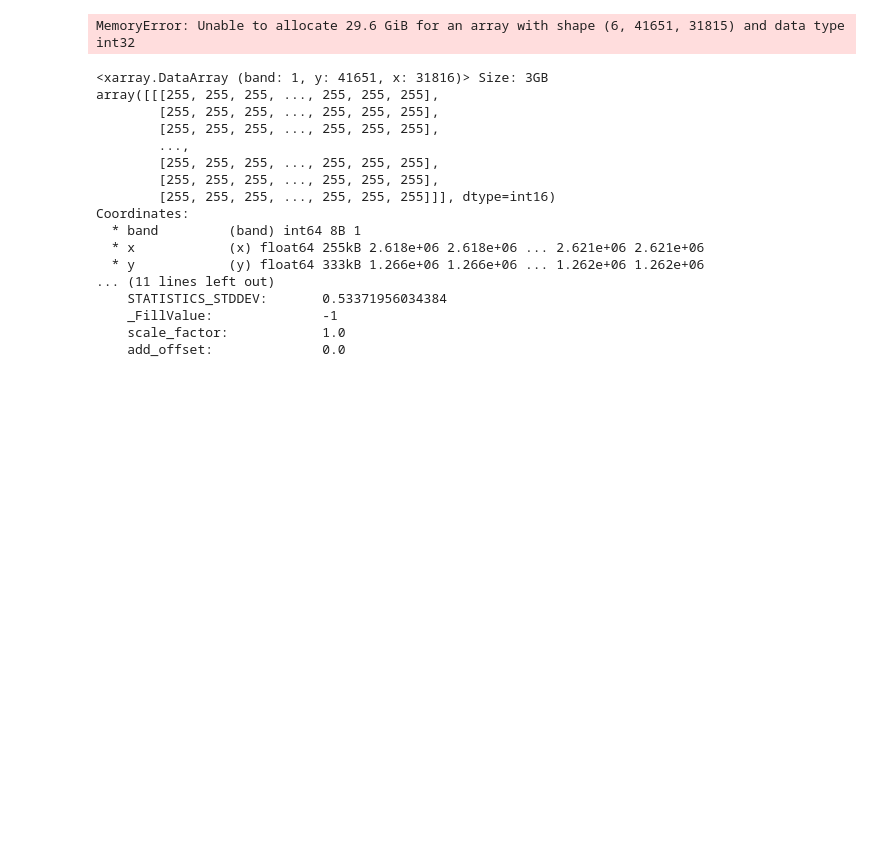
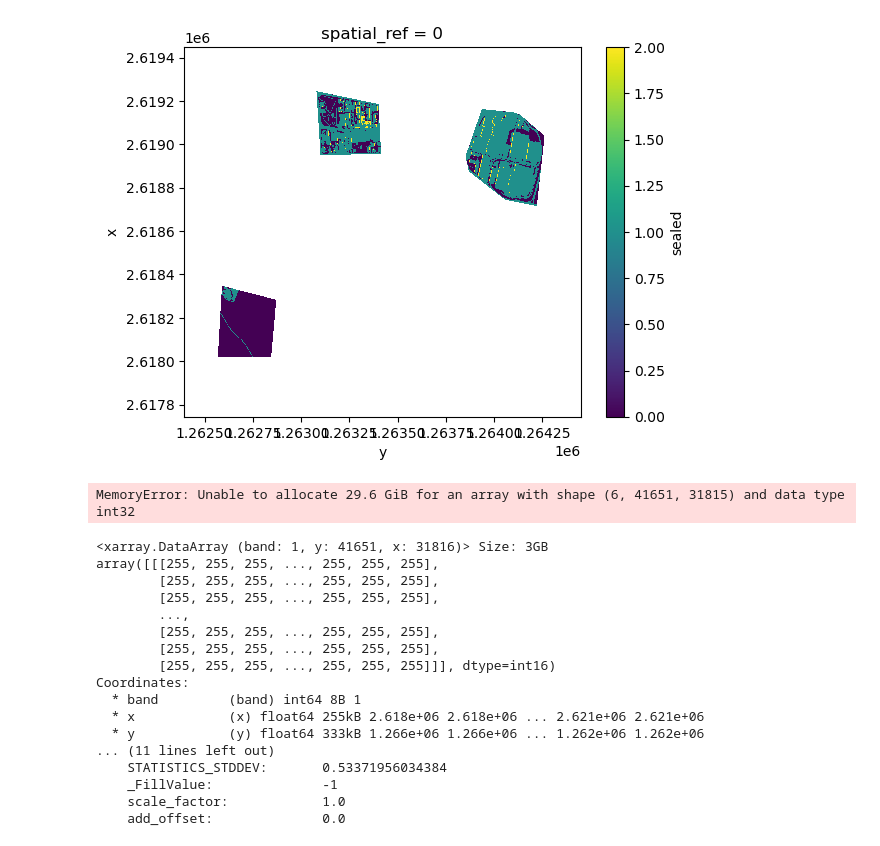
Before and after one commit to juliankraft/TermPaper2_RasterClassification, a Jupyter notebook: code/sandbox/dev.ipynb, the cells around one changed output. Cells and saved outputs as stored; diff of their text form; code cells hidden in the pictures; blank space fills up the shorter version.

```diff
--- a/code/sandbox/dev.ipynb
+++ b/code/sandbox/dev.ipynb
@@ -9,3 +10,5 @@ ds_path = '/cfs/earth/scratch/kraftjul/sa2/data/CombinedData_32signed/CombinedDa
 # %%
 ds = rxr.open_rasterio(ds_path)
 labels = rxr.open_rasterio(labels_path)
+# %%
+ds = xr.open_zarr('/cfs/earth/scratch/kraftjul/sa2/data/ds_categorys_sealing.zarr')
@@ -12,3 +33,11 @@ labels = rxr.open_rasterio(labels_path)
+# %%
+ds['sealed'] = ds['sealed'].where(ds['sealed'] != 255, np.nan)
+
+# Plot the 'sealed' dataset
+ds['sealed'].plot.imshow()
+plt.show()
+# %% [output]
+[figure, added]
 # %%
 labels = labels.where(labels != -1, 255)
 labels = labels.where(labels != 1, 0)
```
Also changed, not shown: parts of 8 cells of this notebook.
